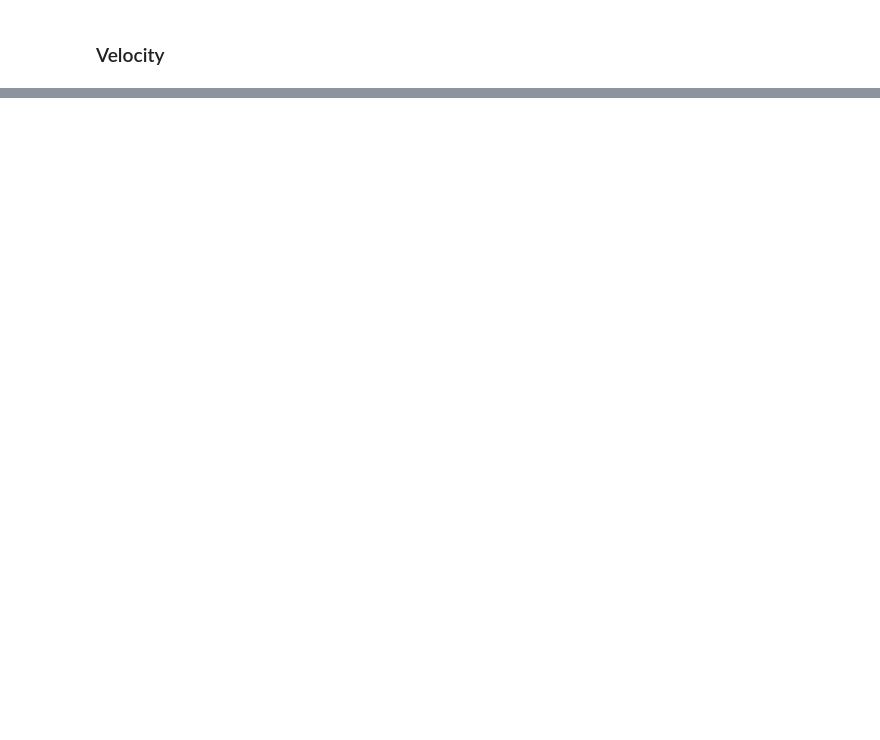
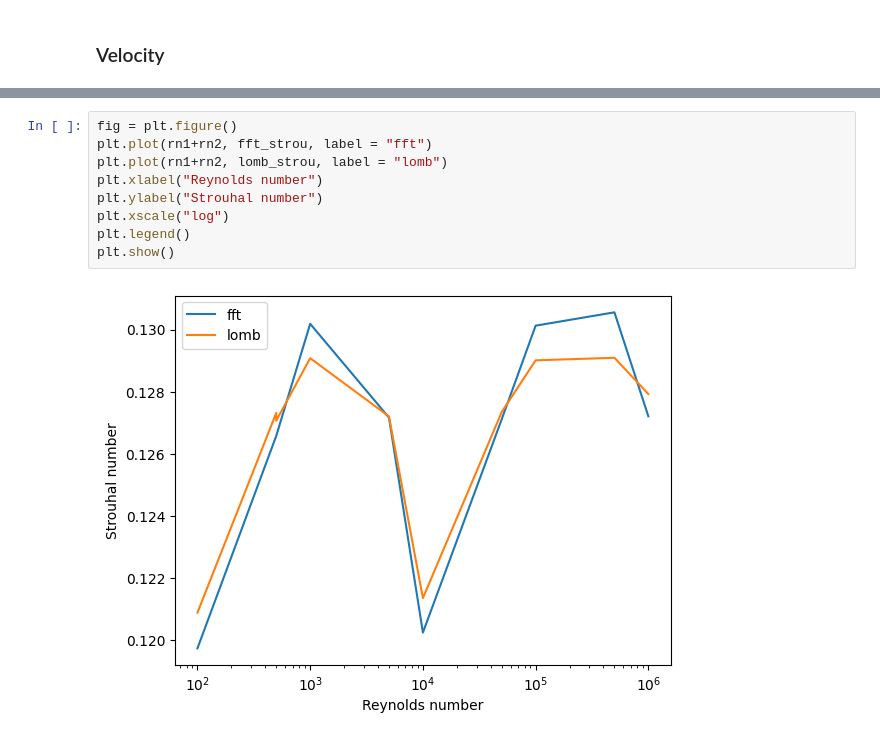
Before and after one commit to Viktor-Szolga/vortex_shedding_data_analysis, a Jupyter notebook: plots/plot.ipynb, the cells around one changed output, grey strips where cells are left out. Drawn from its saved outputs; the diff is of its cells as text; blank space fills up the shorter version.

```diff
--- a/plots/plot.ipynb
+++ b/plots/plot.ipynb
@@ -108,0 +104,11 @@ plt.show()
+# %%
+fig = plt.figure()
+plt.plot(rn1+rn2, fft_strou, label = "fft")
+plt.plot(rn1+rn2, lomb_strou, label = "lomb")
+plt.xlabel("Reynolds number")
+plt.ylabel("Strouhal number")
+plt.xscale("log")
+plt.legend()
+plt.show()
+# %% [output]
+[figure, added]
```
Also changed, not shown: parts of 5 cells of this notebook, 2 other files.
